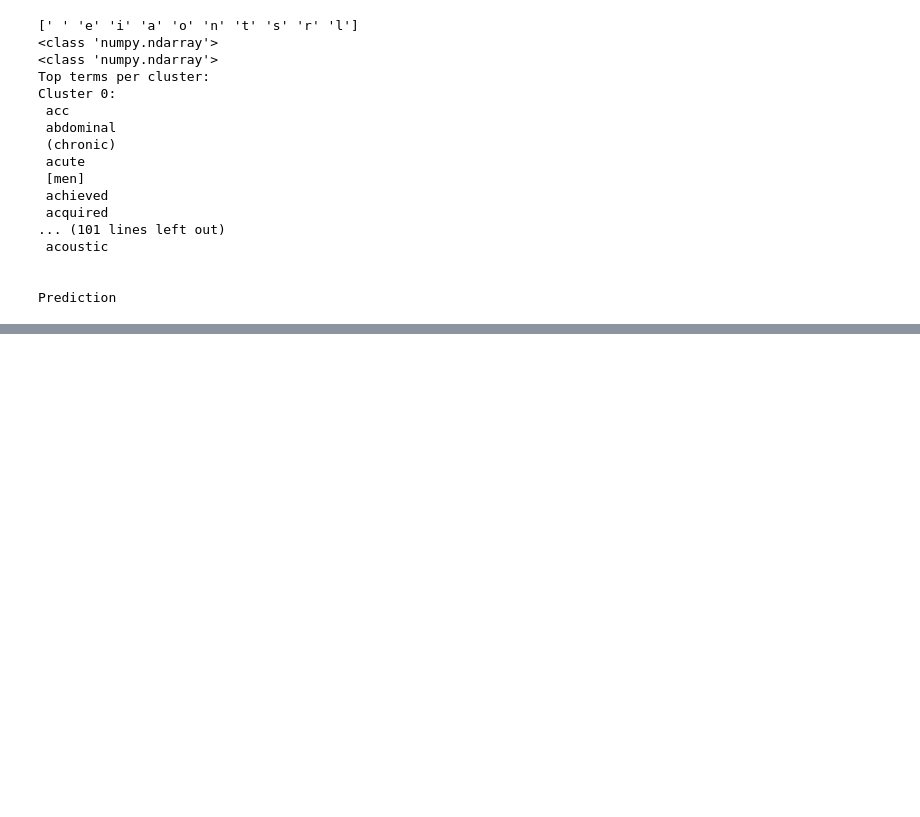
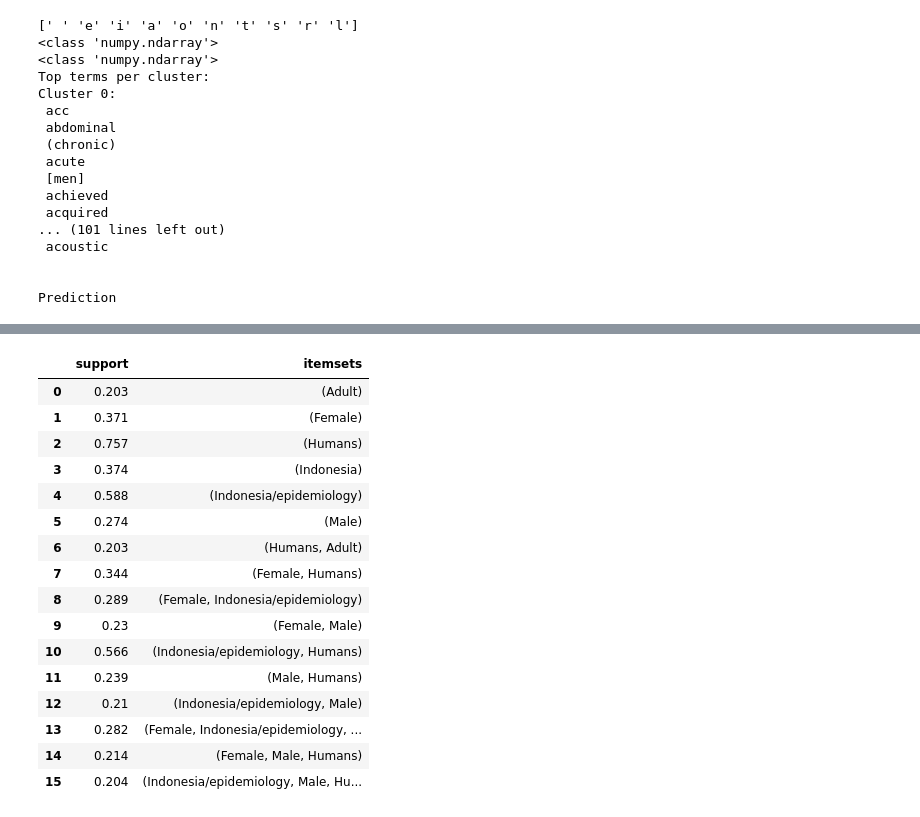
Before and after one commit to nurrizkyimani/mesh_on_demand, a Jupyter notebook: Data_Mining_Nurrizky.ipynb, the cells around one changed output, grey strips where cells are left out. Drawn from its saved outputs; the diff is of its cells as text; code cells hidden in the pictures; blank space fills up the shorter version.

```diff
--- a/Data_Mining_Nurrizky.ipynb
+++ b/Data_Mining_Nurrizky.ipynb
@@ -1245,0 +1359,21 @@ Prediction
+# %%
+df = apriori(df, min_support = 0.2, use_colnames = True)
+df
+# %% [output]
+|  | support | itemsets |
+| 0 | 0.203 | (Adult) |
+| 1 | 0.371 | (Female) |
+| 2 | 0.757 | (Humans) |
+| 3 | 0.374 | (Indonesia) |
+| 4 | 0.588 | (Indonesia/epidemiology) |
+| 5 | 0.274 | (Male) |
+| 6 | 0.203 | (Humans, Adult) |
+| 7 | 0.344 | (Female, Humans) |
+| 8 | 0.289 | (Female, Indonesia/epidemiology) |
+| 9 | 0.23 | (Female, Male) |
+| 10 | 0.566 | (Indonesia/epidemiology, Humans) |
+| 11 | 0.239 | (Male, Humans) |
+| 12 | 0.21 | (Indonesia/epidemiology, Male) |
+| 13 | 0.282 | (Female, Indonesia/epidemiology, ... |
+| 14 | 0.214 | (Female, Male, Humans) |
+| 15 | 0.204 | (Indonesia/epidemiology, Male, Hu... |
```
Also changed, not shown: parts of 33 cells of this notebook.
